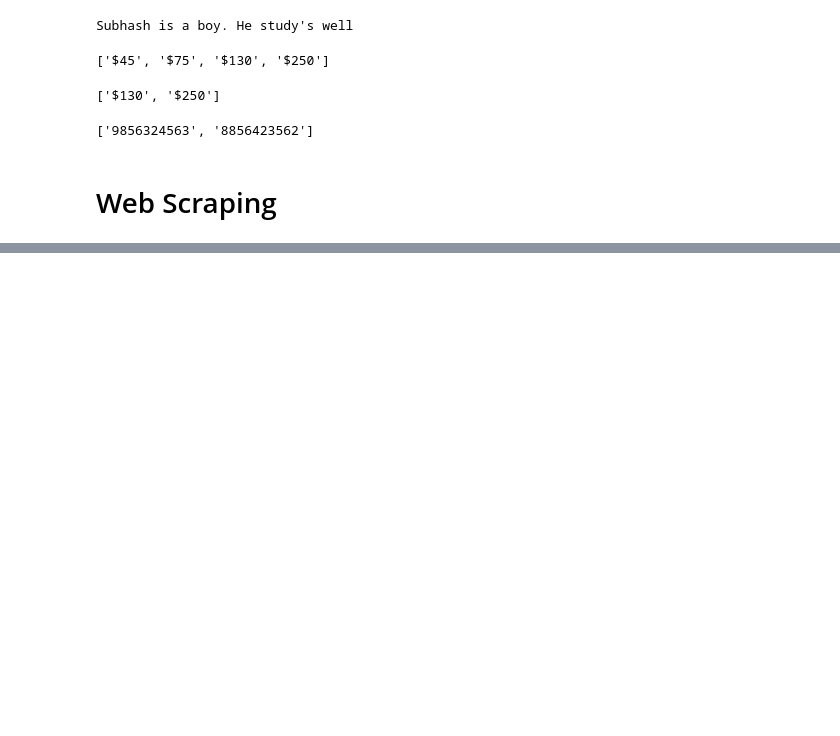
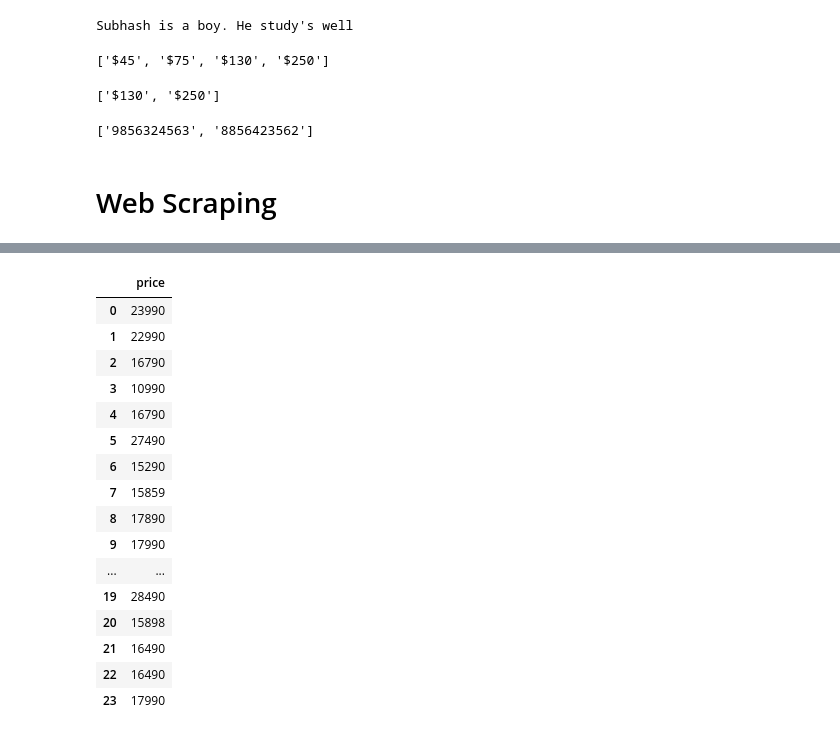
Before and after one commit to ApurvaKhismatrao/Python, a Jupyter notebook: day16OOPs.ipynb, the cells around one changed output, grey strips where cells are left out. Drawn from its saved outputs; the diff is of its cells as text; code cells hidden in the pictures; blank space fills up the shorter version.

```diff
--- a/day16OOPs.ipynb
+++ b/day16OOPs.ipynb
@@ -525,0 +692,23 @@ print(result)
+# %%
+dict1 = {"price":fridge_price_new}
+import pandas as pd
+df = pd.DataFrame(dict1)
+df
+# %% [output]
+|  | price |
+| 0 | 23990 |
+| 1 | 22990 |
+| 2 | 16790 |
+| 3 | 10990 |
+| 4 | 16790 |
+| 5 | 27490 |
+| 6 | 15290 |
+| 7 | 15859 |
+| 8 | 17890 |
+| 9 | 17990 |
+| ... | ... |
+| 19 | 28490 |
+| 20 | 15898 |
+| 21 | 16490 |
+| 22 | 16490 |
+| 23 | 17990 |
```
Also changed, not shown: parts of 17 cells of this notebook, 2 other files.
